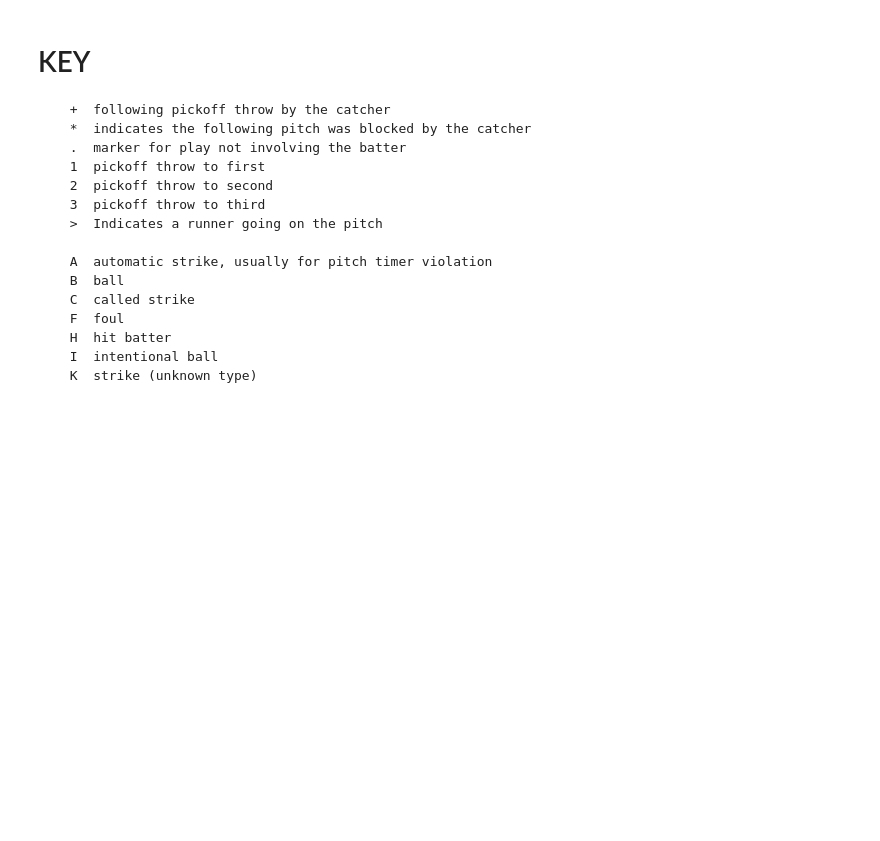
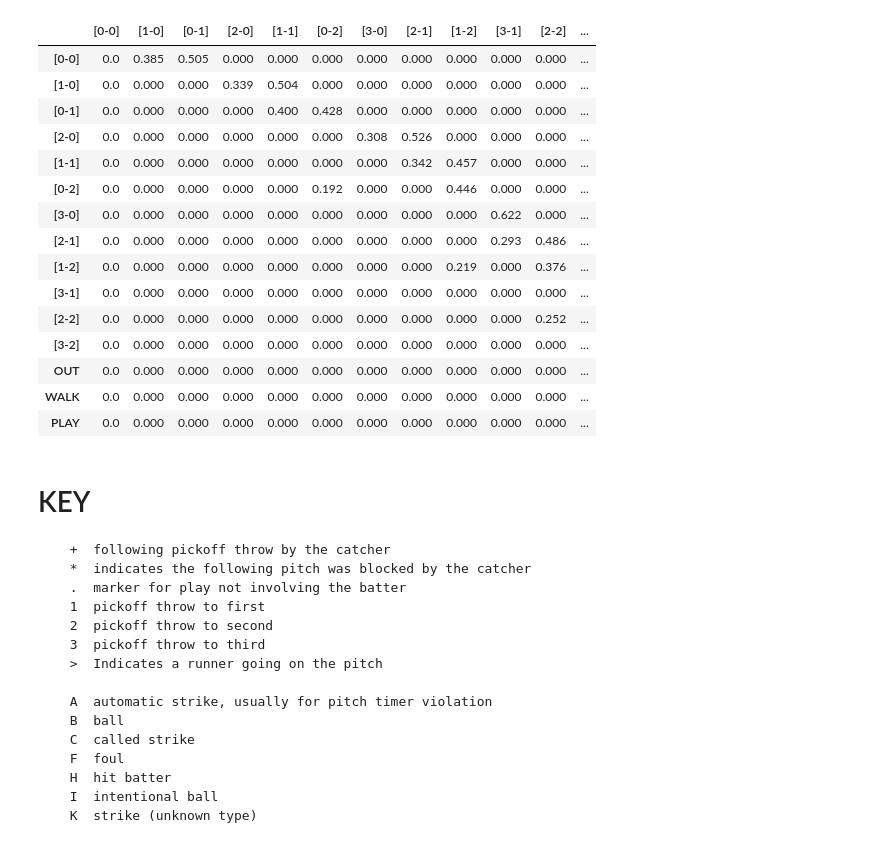
Before and after one commit to Lil-Crouton/markov-pitching-model, a Jupyter notebook: markov_probabilities.ipynb, the cells around one changed output. Cells and saved outputs as stored; diff of their text form; code cells hidden in the pictures; blank space fills up the shorter version.

```diff
--- a/markov_probabilities.ipynb
+++ b/markov_probabilities.ipynb
@@ -106,3 +214,24 @@ df
+# %%
+# normalize every row in master_df so that the sum of each row is 1
+master_df = master_df.div(master_df.sum(axis=1), axis=0)
+master_df.round(3)
+# %% [output]
+|  | [0-0] | [1-0] | [0-1] | [2-0] | [1-1] | [0-2] | [3-0] | [2-1] | [1-2] | [3-1] | [2-2] | ... |
+| [0-0] | 0.0 | 0.385 | 0.505 | 0.000 | 0.000 | 0.000 | 0.000 | 0.000 | 0.000 | 0.000 | 0.000 | ... |
+| [1-0] | 0.0 | 0.000 | 0.000 | 0.339 | 0.504 | 0.000 | 0.000 | 0.000 | 0.000 | 0.000 | 0.000 | ... |
+| [0-1] | 0.0 | 0.000 | 0.000 | 0.000 | 0.400 | 0.428 | 0.000 | 0.000 | 0.000 | 0.000 | 0.000 | ... |
+| [2-0] | 0.0 | 0.000 | 0.000 | 0.000 | 0.000 | 0.000 | 0.308 | 0.526 | 0.000 | 0.000 | 0.000 | ... |
+| [1-1] | 0.0 | 0.000 | 0.000 | 0.000 | 0.000 | 0.000 | 0.000 | 0.342 | 0.457 | 0.000 | 0.000 | ... |
+| [0-2] | 0.0 | 0.000 | 0.000 | 0.000 | 0.000 | 0.192 | 0.000 | 0.000 | 0.446 | 0.000 | 0.000 | ... |
+| [3-0] | 0.0 | 0.000 | 0.000 | 0.000 | 0.000 | 0.000 | 0.000 | 0.000 | 0.000 | 0.622 | 0.000 | ... |
+| [2-1] | 0.0 | 0.000 | 0.000 | 0.000 | 0.000 | 0.000 | 0.000 | 0.000 | 0.000 | 0.293 | 0.486 | ... |
+| [1-2] | 0.0 | 0.000 | 0.000 | 0.000 | 0.000 | 0.000 | 0.000 | 0.000 | 0.219 | 0.000 | 0.376 | ... |
+| [3-1] | 0.0 | 0.000 | 0.000 | 0.000 | 0.000 | 0.000 | 0.000 | 0.000 | 0.000 | 0.000 | 0.000 | ... |
+| [2-2] | 0.0 | 0.000 | 0.000 | 0.000 | 0.000 | 0.000 | 0.000 | 0.000 | 0.000 | 0.000 | 0.252 | ... |
+| [3-2] | 0.0 | 0.000 | 0.000 | 0.000 | 0.000 | 0.000 | 0.000 | 0.000 | 0.000 | 0.000 | 0.000 | ... |
+| OUT | 0.0 | 0.000 | 0.000 | 0.000 | 0.000 | 0.000 | 0.000 | 0.000 | 0.000 | 0.000 | 0.000 | ... |
+| WALK | 0.0 | 0.000 | 0.000 | 0.000 | 0.000 | 0.000 | 0.000 | 0.000 | 0.000 | 0.000 | 0.000 | ... |
+| PLAY | 0.0 | 0.000 | 0.000 | 0.000 | 0.000 | 0.000 | 0.000 | 0.000 | 0.000 | 0.000 | 0.000 | ... |
 # %% [markdown]
 # KEY
       +  following pickoff throw by the catcher
```
Also changed, not shown: parts of 14 cells of this notebook.
